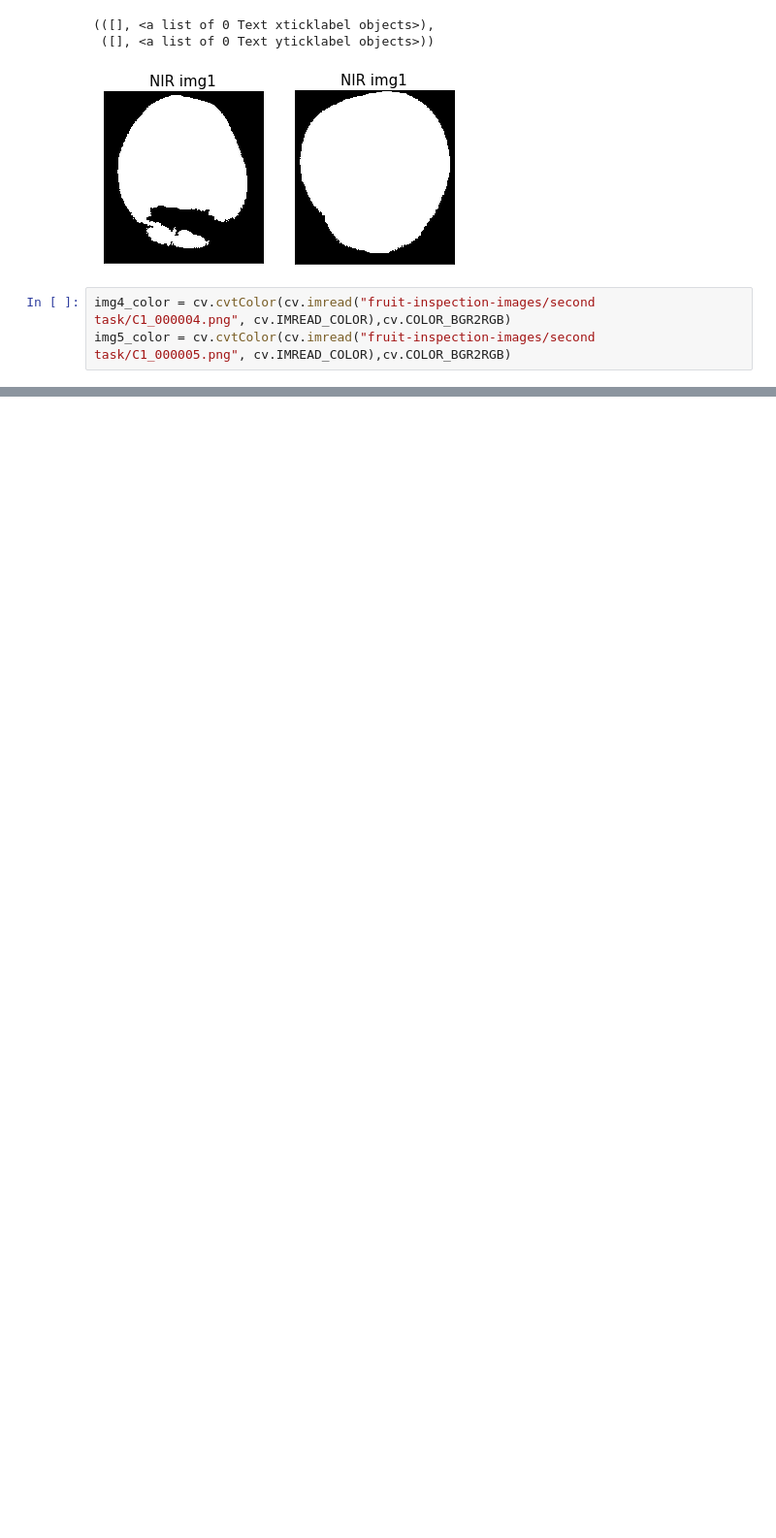
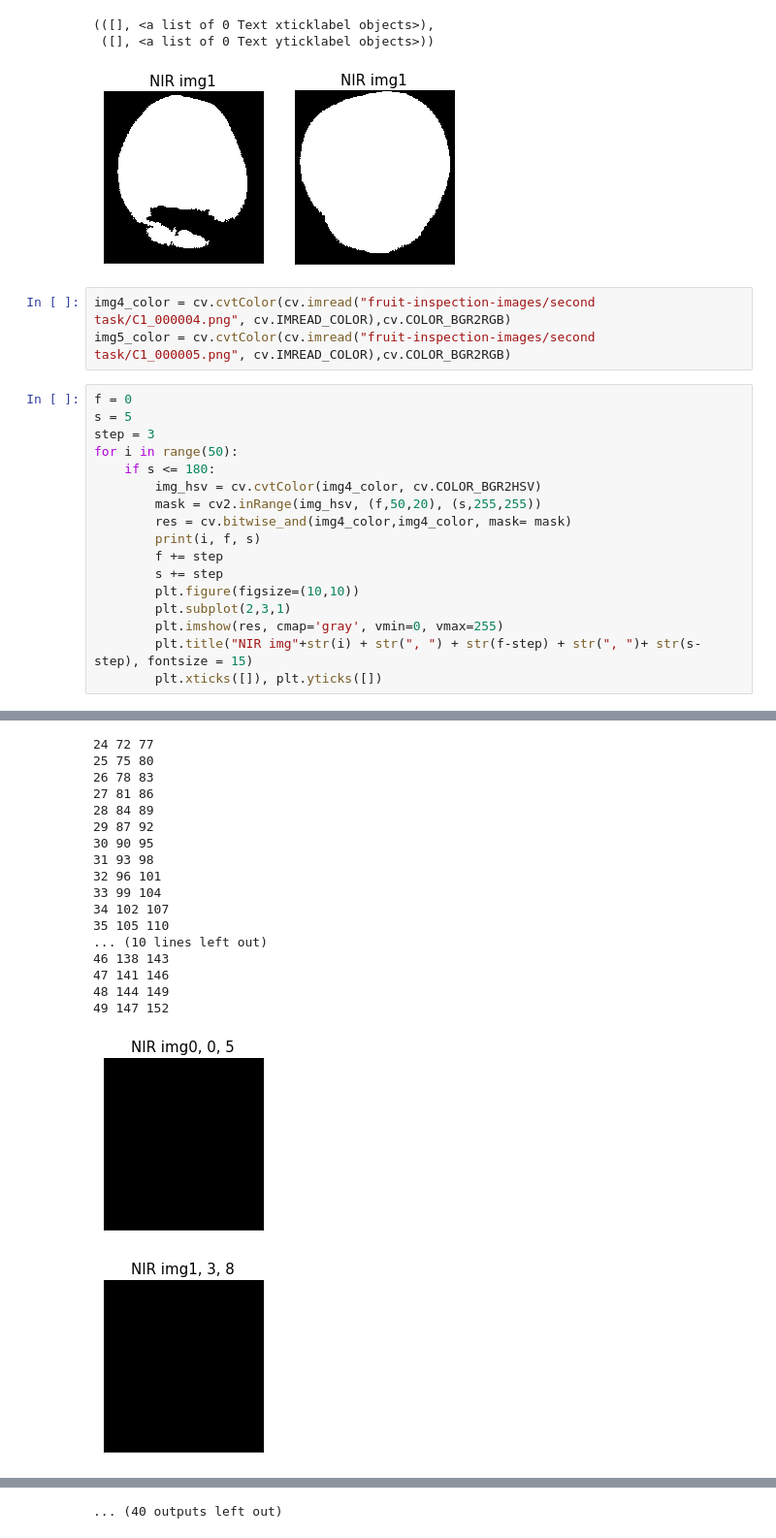
Before and after one commit to pptr3/fruit-inspection, a Jupyter notebook: Untitled.ipynb, the cells around one changed output, grey strips where cells are left out. Shown: that part at 97% size. Drawn from its saved outputs; the diff is of its cells as text; blank space fills up the shorter version.

```diff
--- a/Untitled.ipynb
+++ b/Untitled.ipynb
@@ -266,3 +266,21 @@ plt.xticks([]), plt.yticks([])
 # %%
 img4_color = cv.cvtColor(cv.imread("fruit-inspection-images/second task/C1_000004.png", cv.IMREAD_COLOR),cv.COLOR_BGR2RGB)
 img5_color = cv.cvtColor(cv.imread("fruit-inspection-images/second task/C1_000005.png", cv.IMREAD_COLOR),cv.COLOR_BGR2RGB)
+# %%
+f = 0
+s = 5
+step = 3
+for i in range(50):
+    if s <= 180:
+        img_hsv = cv.cvtColor(img4_color, cv.COLOR_BGR2HSV)
+        mask = cv2.inRange(img_hsv, (f,50,20), (s,255,255))
+        res = cv.bitwise_and(img4_color,img4_color, mask= mask)
+        print(i, f, s)
+        f += step
+        s += step
+        plt.figure(figsize=(10,10))
+        plt.subplot(2,3,1)
+        plt.imshow(res, cmap='gray', vmin=0, vmax=255)
+        plt.title("NIR img"+str(i) + str(", ") + str(f-step) + str(", ")+ str(s-step), fontsize = 15)
+        plt.xticks([]), plt.yticks([])
+# %% [output]
@@ -268,0 +304,19 @@ img5_color = cv.cvtColor(cv.imread("fruit-inspection-images/second task/C1_00000
+24 72 77
+25 75 80
+26 78 83
+27 81 86
+28 84 89
+29 87 92
+30 90 95
+31 93 98
+32 96 101
+33 99 104
+34 102 107
+35 105 110
+... (10 lines left out)
+46 138 143
+47 141 146
+48 144 149
+49 147 152
+[figure, added]
+[figure, added]
@@ -268,0 +331 @@ img5_color = cv.cvtColor(cv.imread("fruit-inspection-images/second task/C1_00000
+... (40 outputs left out)
```
Also changed, not shown: parts of 10 cells of this notebook.
